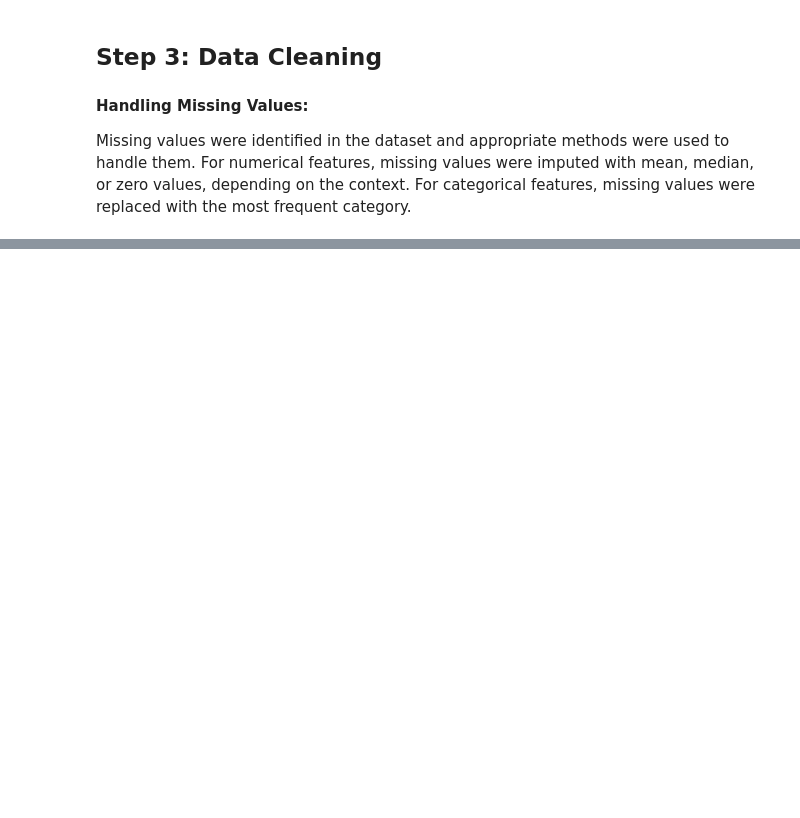
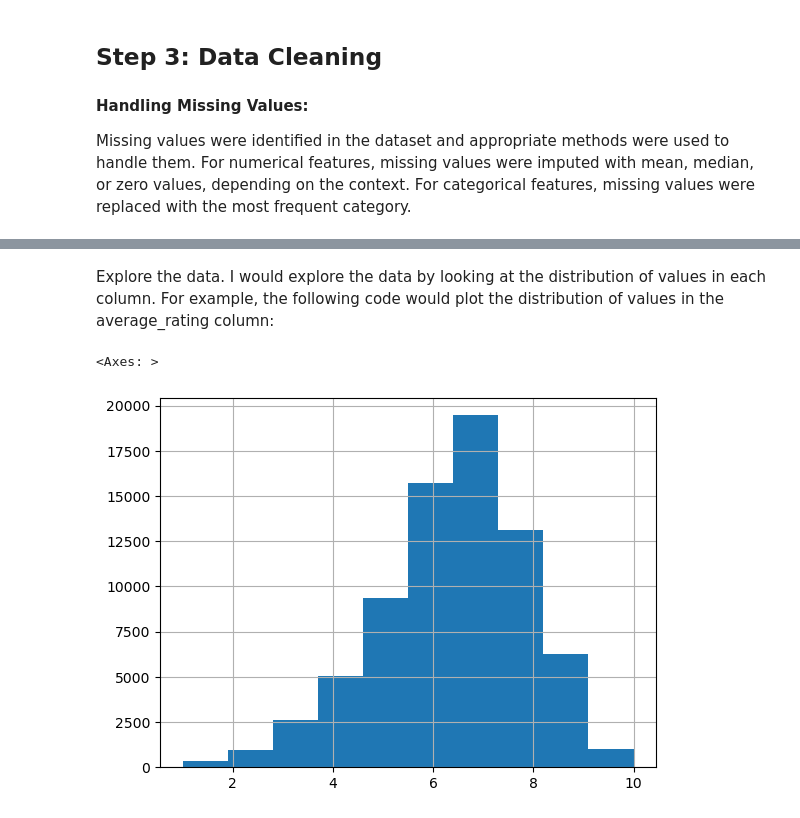
Before and after one commit to johnmuriithikamau/Microsoft-film-project, a Jupyter notebook: microsoft.ipynb, the cells around one changed output, grey strips where cells are left out. Cells and saved outputs as stored; diff of their text form; code cells hidden in the pictures; blank space fills up the shorter version.

Commit message:
Added Data preperations

```diff
--- a/microsoft.ipynb
+++ b/microsoft.ipynb
@@ -211,0 +174,9 @@ merged_df
+# %%
+# Join the DataFrames on the tconst column.
+df_joined1 = pd.merge(df_basics, df_ratings, left_on='tconst', right_on='tconst')
+
+# Join the resulting DataFrame with the df_crew DataFrame.
+df_joined2 = pd.merge(df_joined1, df_crew, left_on='tconst', right_on='tconst')
+
+# Print the first 5 rows of the joined DataFrame.
+df_joined2.head()
@@ -238,0 +198,4 @@ KeyError: 'numerical_feature'
+# %%
+# Remove any rows with missing values in the average_rating column.
+df_joined1 = df_joined1.dropna(axis=0, how='any', subset=['averagerating'])
+df_joined1
@@ -238,0 +216,8 @@ KeyError: 'numerical_feature'
+# %% [markdown]
+Explore the data. I would explore the data by looking at the distribution of values in each column. For example, the following code would plot the distribution of values in the average_rating column:
+# %%
+# Plot the distribution of values in the average_rating column.
+df_joined1['averagerating'].hist()
+# %% [output]
+<Axes: >
+[figure, added]
```
Also changed, not shown: parts of 14 cells of this notebook.
